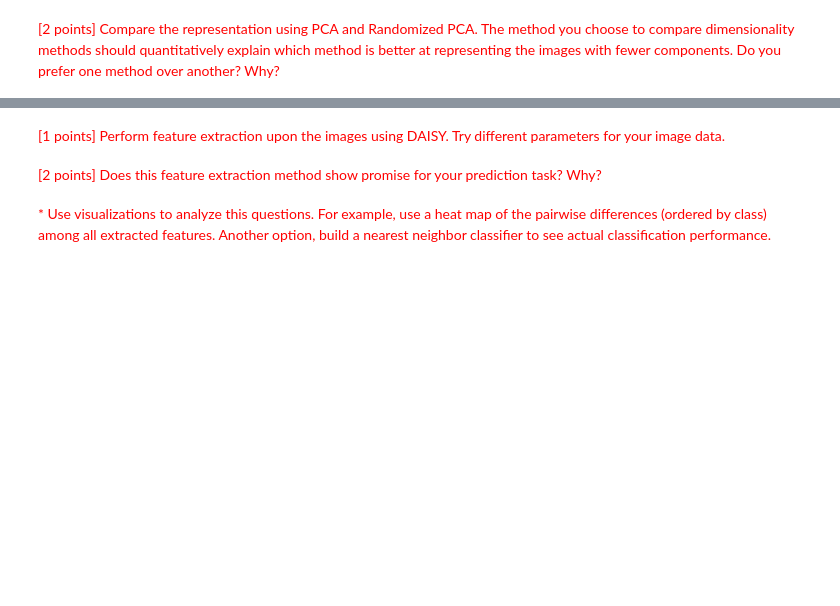
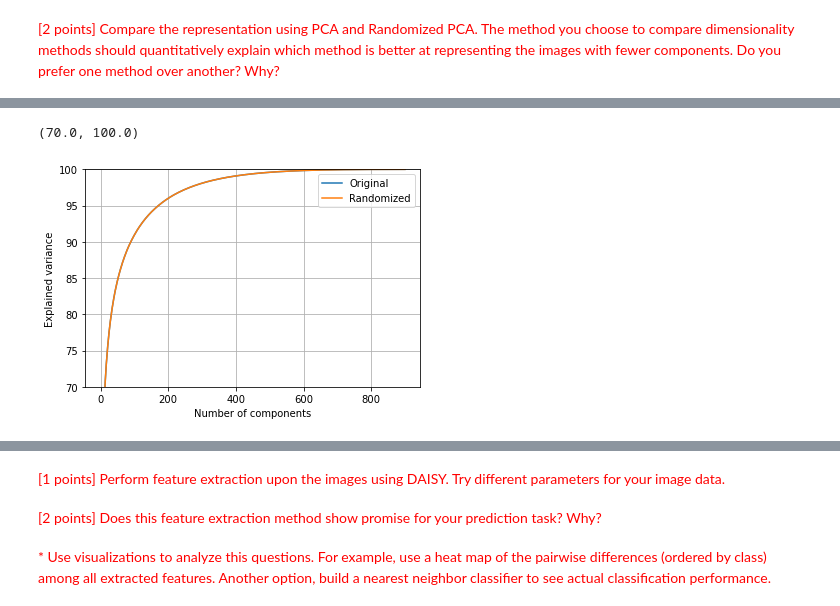
Before and after one commit to calebm00re/S22-ml02, a Jupyter notebook: images.ipynb, the cells around one changed output, grey strips where cells are left out. Drawn from its saved outputs; the diff is of its cells as text; code cells hidden in the pictures; blank space fills up the shorter version.

```diff
--- a/images.ipynb
+++ b/images.ipynb
@@ -218,3 +282,9 @@ Text(0.5, 1.0, 'PCA')
 <span style="color:red">
 [.5 points] Perform linear dimensionality reduction of your image data using randomized principle components analysis. Visualize the explained variance of each component. Analyze how many dimensions are required to adequately represent your image data. Explain your analysis and conclusion.
 </span>
+# %%
+tempdf2 = df.copy()
+x2 = tempdf2.drop('target', axis=1)
+# %%
+pca_randomized = PCA(n_components=900, svd_solver='randomized')
+principalComponents = pca_randomized.fit_transform(x2)
@@ -224,0 +308,14 @@ Text(0.5, 1.0, 'PCA')
+# %%
+# Plot the two methods on top of each other in one graph
+plt.grid()
+plt.plot(np.cumsum(pca_orig_components.explained_variance_ratio_ * 100), label='Original')
+plt.plot(np.cumsum(pca_randomized.explained_variance_ratio_ * 100), label='Randomized')
+plt.xlabel('Number of components')
+plt.ylabel('Explained variance')
+plt.legend()
+
+# Zoom in on the y values 70 to 100
+plt.ylim(70, 100)
+# %% [output]
+(70.0, 100.0)
+[figure, added]
```
Also changed, not shown: parts of 15 cells of this notebook, 1 other file.
